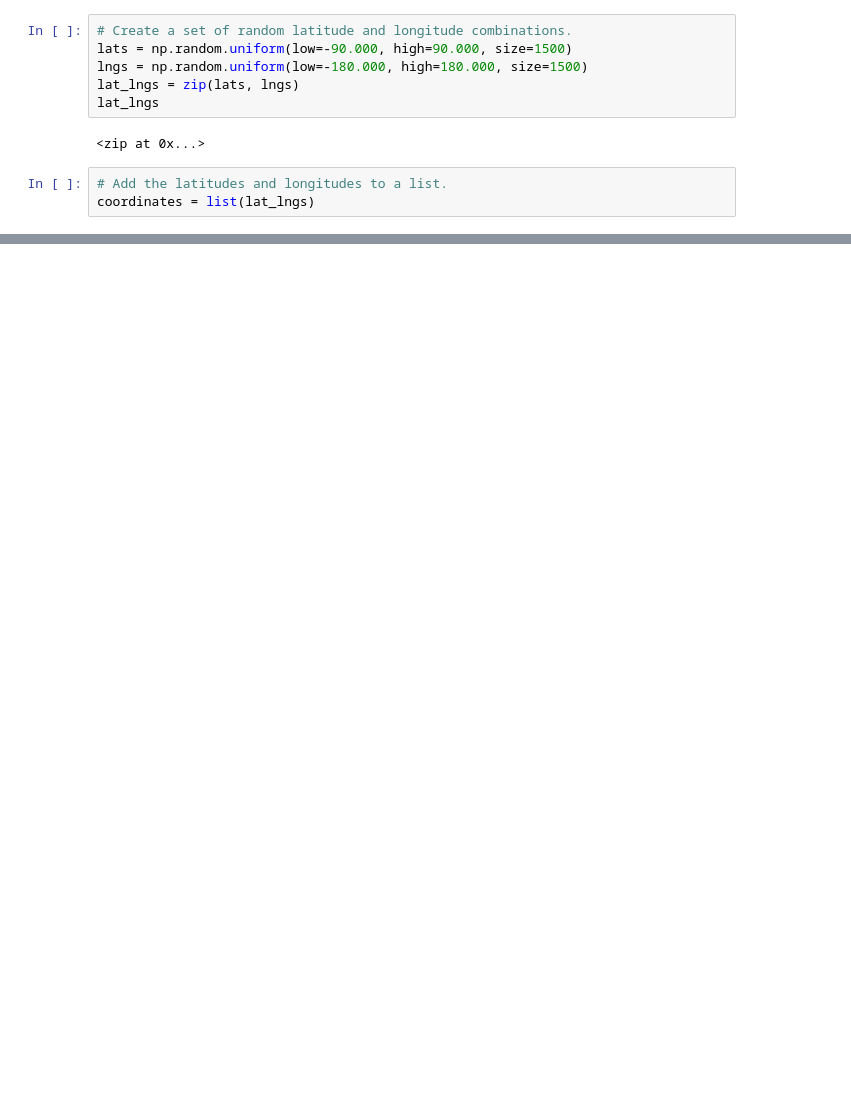
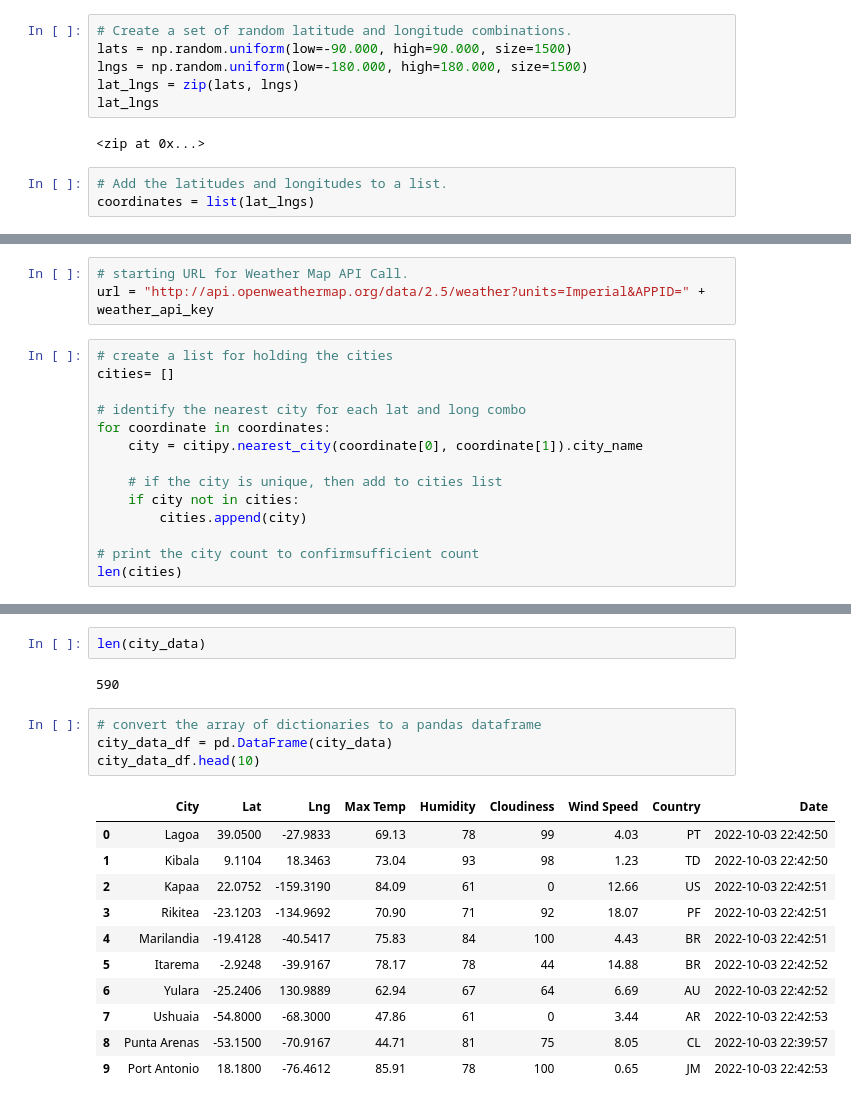
Before and after one commit to KJAnalytics/World_Weather_Analysis, a Jupyter notebook: WeatherPy.ipynb, the cells around one changed output, grey strips where cells are left out. Saved outputs shown, nothing was run; the diff lists cells and outputs as text; blank space fills up the shorter version.

Commit message:
API data pulled, formatted, and .csv created

```diff
--- a/WeatherPy.ipynb
+++ b/WeatherPy.ipynb
@@ -40,0 +61,17 @@ for coordinate in coordinates:
+# %%
+# starting URL for Weather Map API Call.
+url = "http://api.openweathermap.org/data/2.5/weather?units=Imperial&APPID=" + weather_api_key
+# %%
+# create a list for holding the cities
+cities= []
+
+# identify the nearest city for each lat and long combo
+for coordinate in coordinates:
+    city = citipy.nearest_city(coordinate[0], coordinate[1]).city_name
+
+    # if the city is unique, then add to cities list
+    if city not in cities:
+        cities.append(city)
+
+# print the city count to confirmsufficient count
+len(cities)
@@ -40,0 +163,20 @@ for coordinate in coordinates:
+# %%
+len(city_data)
+# %% [output]
+590
+# %%
+# convert the array of dictionaries to a pandas dataframe
+city_data_df = pd.DataFrame(city_data)
+city_data_df.head(10)
+# %% [output]
+|  | City | Lat | Lng | Max Temp | Humidity | Cloudiness | Wind Speed | Country | Date |
+| 0 | Lagoa | 39.0500 | -27.9833 | 69.13 | 78 | 99 | 4.03 | PT | 2022-10-03 22:42:50 |
+| 1 | Kibala | 9.1104 | 18.3463 | 73.04 | 93 | 98 | 1.23 | TD | 2022-10-03 22:42:50 |
+| 2 | Kapaa | 22.0752 | -159.3190 | 84.09 | 61 | 0 | 12.66 | US | 2022-10-03 22:42:51 |
+| 3 | Rikitea | -23.1203 | -134.9692 | 70.90 | 71 | 92 | 18.07 | PF | 2022-10-03 22:42:51 |
+| 4 | Marilandia | -19.4128 | -40.5417 | 75.83 | 84 | 100 | 4.43 | BR | 2022-10-03 22:42:51 |
+| 5 | Itarema | -2.9248 | -39.9167 | 78.17 | 78 | 44 | 14.88 | BR | 2022-10-03 22:42:52 |
+| 6 | Yulara | -25.2406 | 130.9889 | 62.94 | 67 | 64 | 6.69 | AU | 2022-10-03 22:42:52 |
+| 7 | Ushuaia | -54.8000 | -68.3000 | 47.86 | 61 | 0 | 3.44 | AR | 2022-10-03 22:42:53 |
+| 8 | Punta Arenas | -53.1500 | -70.9167 | 44.71 | 81 | 75 | 8.05 | CL | 2022-10-03 22:39:57 |
+| 9 | Port Antonio | 18.1800 | -76.4612 | 85.91 | 78 | 100 | 0.65 | JM | 2022-10-03 22:42:53 |
```
Also changed, not shown: parts of 8 cells of this notebook, 3 other files.
